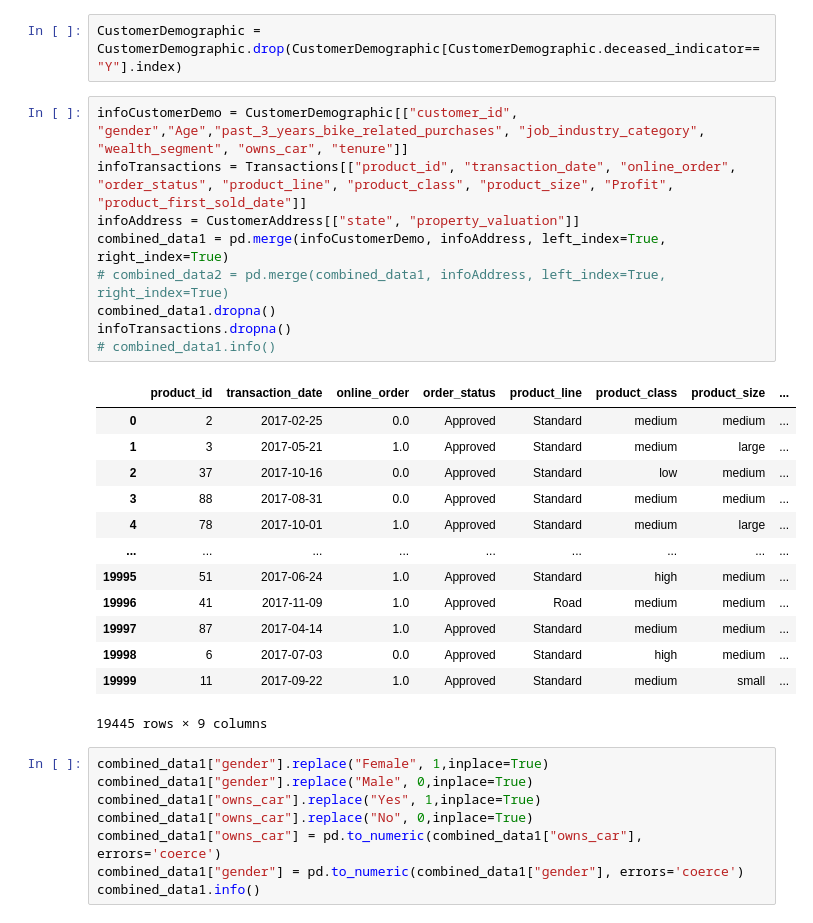
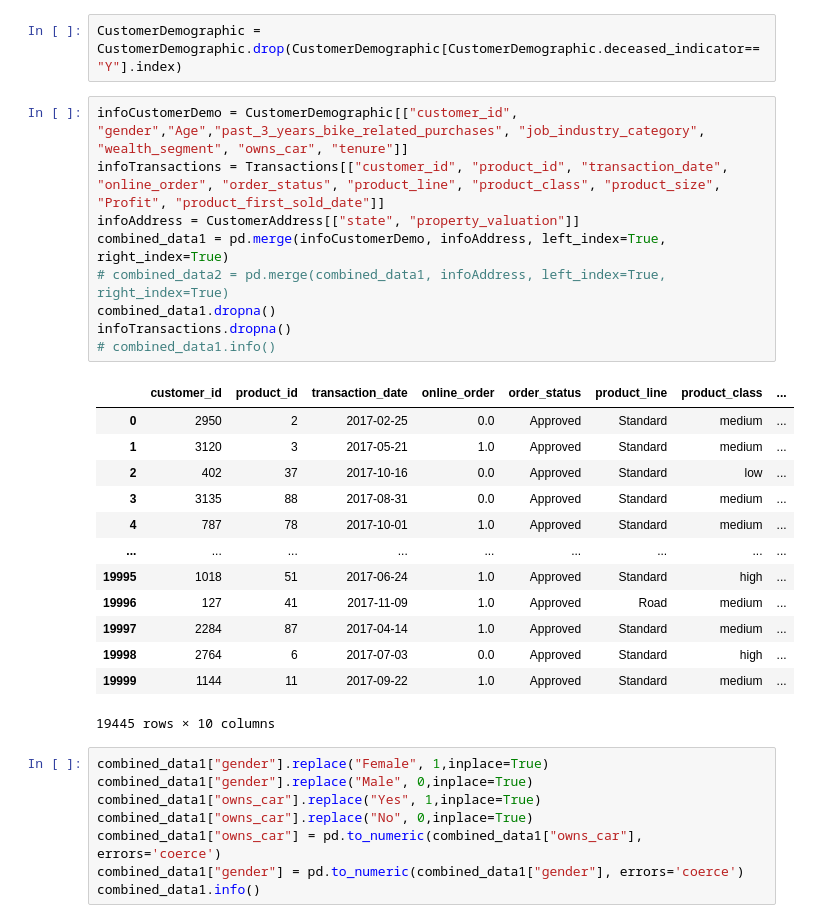
Before and after one commit to Yuxuanjojo/KPMG_virtual_internship, a Jupyter notebook: Code/KPMG_data_cleaning.ipynb, the cells around one changed output. Cells and saved outputs as stored; diff of their text form.

```diff
--- a/Code/KPMG_data_cleaning.ipynb
+++ b/Code/KPMG_data_cleaning.ipynb
@@ -111,27 +113,27 @@ Index(['customer_id', 'address', 'postcode', 'state', 'country',
 CustomerDemographic = CustomerDemographic.drop(CustomerDemographic[CustomerDemographic.deceased_indicator=="Y"].index)
 # %%
 infoCustomerDemo = CustomerDemographic[["customer_id", "gender","Age","past_3_years_bike_related_purchases", "job_industry_category", "wealth_segment", "owns_car", "tenure"]]
-infoTransactions = Transactions[["product_id", "transaction_date", "online_order", "order_status", "product_line", "product_class", "product_size", "Profit", "product_first_sold_date"]]
+infoTransactions = Transactions[["customer_id", "product_id", "transaction_date", "online_order", "order_status", "product_line", "product_class", "product_size", "Profit", "product_first_sold_date"]]
 infoAddress = CustomerAddress[["state", "property_valuation"]]
 combined_data1 = pd.merge(infoCustomerDemo, infoAddress, left_index=True, right_index=True)
 # combined_data2 = pd.merge(combined_data1, infoAddress, left_index=True, right_index=True)
 combined_data1.dropna()
 infoTransactions.dropna()
 # combined_data1.info()
 # %% [output]
-|  | product_id | transaction_date | online_order | order_status | product_line | product_class | product_size | ... |
-| 0 | 2 | 2017-02-25 | 0.0 | Approved | Standard | medium | medium | ... |
-| 1 | 3 | 2017-05-21 | 1.0 | Approved | Standard | medium | large | ... |
-| 2 | 37 | 2017-10-16 | 0.0 | Approved | Standard | low | medium | ... |
-| 3 | 88 | 2017-08-31 | 0.0 | Approved | Standard | medium | medium | ... |
-| 4 | 78 | 2017-10-01 | 1.0 | Approved | Standard | medium | large | ... |
+|  | customer_id | product_id | transaction_date | online_order | order_status | product_line | product_class | ... |
+| 0 | 2950 | 2 | 2017-02-25 | 0.0 | Approved | Standard | medium | ... |
+| 1 | 3120 | 3 | 2017-05-21 | 1.0 | Approved | Standard | medium | ... |
+| 2 | 402 | 37 | 2017-10-16 | 0.0 | Approved | Standard | low | ... |
+| 3 | 3135 | 88 | 2017-08-31 | 0.0 | Approved | Standard | medium | ... |
+| 4 | 787 | 78 | 2017-10-01 | 1.0 | Approved | Standard | medium | ... |
 | ... | ... | ... | ... | ... | ... | ... | ... | ... |
-| 19995 | 51 | 2017-06-24 | 1.0 | Approved | Standard | high | medium | ... |
-| 19996 | 41 | 2017-11-09 | 1.0 | Approved | Road | medium | medium | ... |
-| 19997 | 87 | 2017-04-14 | 1.0 | Approved | Standard | medium | medium | ... |
-| 19998 | 6 | 2017-07-03 | 0.0 | Approved | Standard | high | medium | ... |
-| 19999 | 11 | 2017-09-22 | 1.0 | Approved | Standard | medium | small | ... |
+| 19995 | 1018 | 51 | 2017-06-24 | 1.0 | Approved | Standard | high | ... |
+| 19996 | 127 | 41 | 2017-11-09 | 1.0 | Approved | Road | medium | ... |
+| 19997 | 2284 | 87 | 2017-04-14 | 1.0 | Approved | Standard | medium | ... |
+| 19998 | 2764 | 6 | 2017-07-03 | 0.0 | Approved | Standard | high | ... |
+| 19999 | 1144 | 11 | 2017-09-22 | 1.0 | Approved | Standard | medium | ... |
-19445 rows × 9 columns
+19445 rows × 10 columns
 # %%
 combined_data1["gender"].replace("Female", 1,inplace=True)
 combined_data1["gender"].replace("Male", 0,inplace=True)
```
Also changed, not shown: parts of 8 cells of this notebook.
